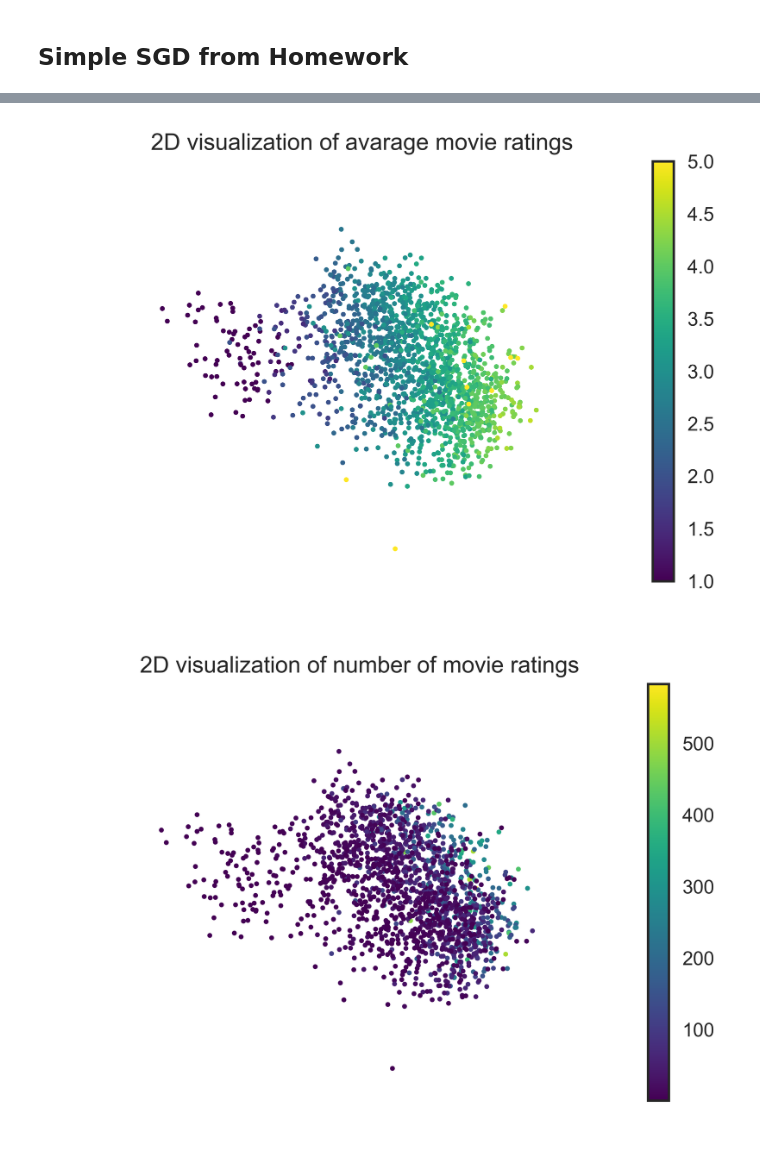
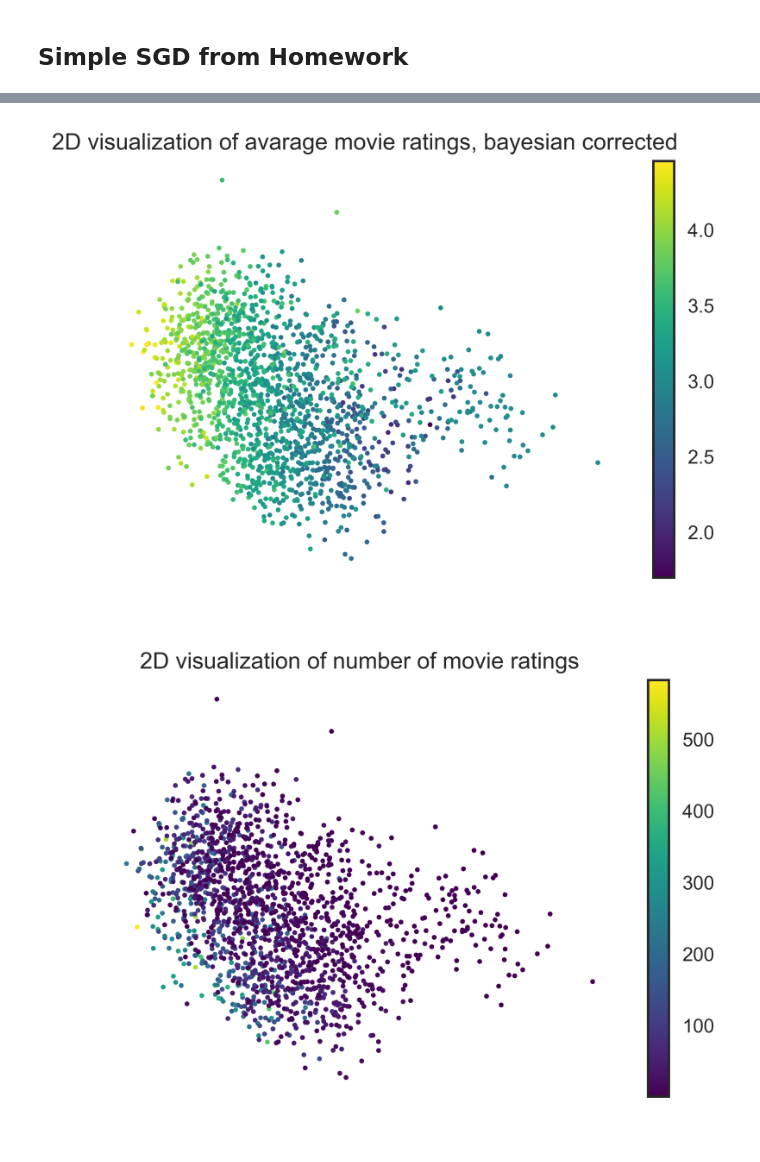
Before and after one commit to dibidave/central-nervous-system, a Jupyter notebook: project2/Simple SGD.ipynb, the cells around one changed output, grey strips where cells are left out. Saved outputs shown, nothing was run; the diff lists cells and outputs as text; code cells hidden in the pictures.

Commit message:
add bayesian corrected ratings for better estimation of the best movies

```diff
--- a/project2/Simple SGD.ipynb
+++ b/project2/Simple SGD.ipynb
@@ -47,8 +49,8 @@ Epoch 20: current avarage training error 0.311
 # print('Average training error =', '{:.3f}'.format(err/len(Y_train)))
 # print('Average test error =', '{:.3f}'.format(err_test/len(Y_test)))
 # %%
-A, S, BT = np.linalg.svd(V.T)
-B = BT.T
-V2 = A.T[0:2, :]@V.T
+A, S, B = np.linalg.svd(V) # SVD for the latent factor of the movies
+print(A.shape, S.shape, B.shape)
+V2 = A.T[:2, :]@V # Project V to 2D
 print(V2.shape)
 # %% [output]
@@ -68,0 +59,9 @@ print(ratings.shape, counts.shape)
+# %%
+YM = utils.list_to_matrix(Y, M, N)
+counts, ratings, ratings_bayesian = utils.bayesian_rating(Y, thr=4)
+rank_counts = np.argsort(-counts) # Indices of counts in descending order
+rank_ratings = np.argsort(-ratings) # Indices of ratings in descending order
+rank_ratings_bayesian = np.argsort(-ratings_bayesian) # Indices of ratings in descending order
+print(ratings[rank_ratings[:5]], counts[rank_ratings[:5]])
+print(ratings[rank_ratings_bayesian[:5]], counts[rank_ratings_bayesian[:5]])
+print(movie_title[rank_ratings_bayesian[:5]])
@@ -68,0 +73,14 @@ print(ratings.shape, counts.shape)
+# %%
+sns.set_style("ticks")
+n_genres = len(genres)
+genre_similarity_nodiag = genre_similarity.copy()
+for i in range(n_genres):
+    genre_similarity_nodiag[i, i] = np.nan
+plt.figure(dpi=300)
+plt.imshow(np.rot90(genre_similarity_nodiag, 2), extent=[0.5, n_genres+0.5, 0.5, n_genres+0.5],
+          cmap='viridis')
+plt.xticks(np.arange(n_genres)+1, genres[::-1], rotation='vertical')
+plt.yticks(np.arange(n_genres)+1, genres)
+plt.colorbar()
+plt.title('Probability of a movie belonging to a certain combination of genres')
+plt.show()
@@ -69,12 +89,12 @@ print(ratings.shape, counts.shape)
 # %%
 plt.figure(dpi=300)
-plt.scatter(V2[0, :], V2[1, :], 5, ratings, cmap='viridis')
-plt.title('2D visualization of avarage movie ratings')
+plt.scatter(V2[0, :], V2[1, :], 5, ratings_bayesian, cmap='viridis')
+plt.title('2D visualization of avarage movie ratings, bayesian corrected')
 plt.colorbar()
 plt.axis('off')
 plt.show()
 # %% [output]
-[figure, old version]
+[figure, new version]
 # %%
 plt.figure(dpi=300)
 plt.scatter(V2[0, :], V2[1, :], 5, counts, cmap='viridis')
@@ -83,4 +103,4 @@ plt.colorbar()
 plt.axis('off')
 plt.show()
 # %% [output]
-[figure, old version]
+[figure, new version]
```
Also changed, not shown: parts of 10 cells of this notebook.
